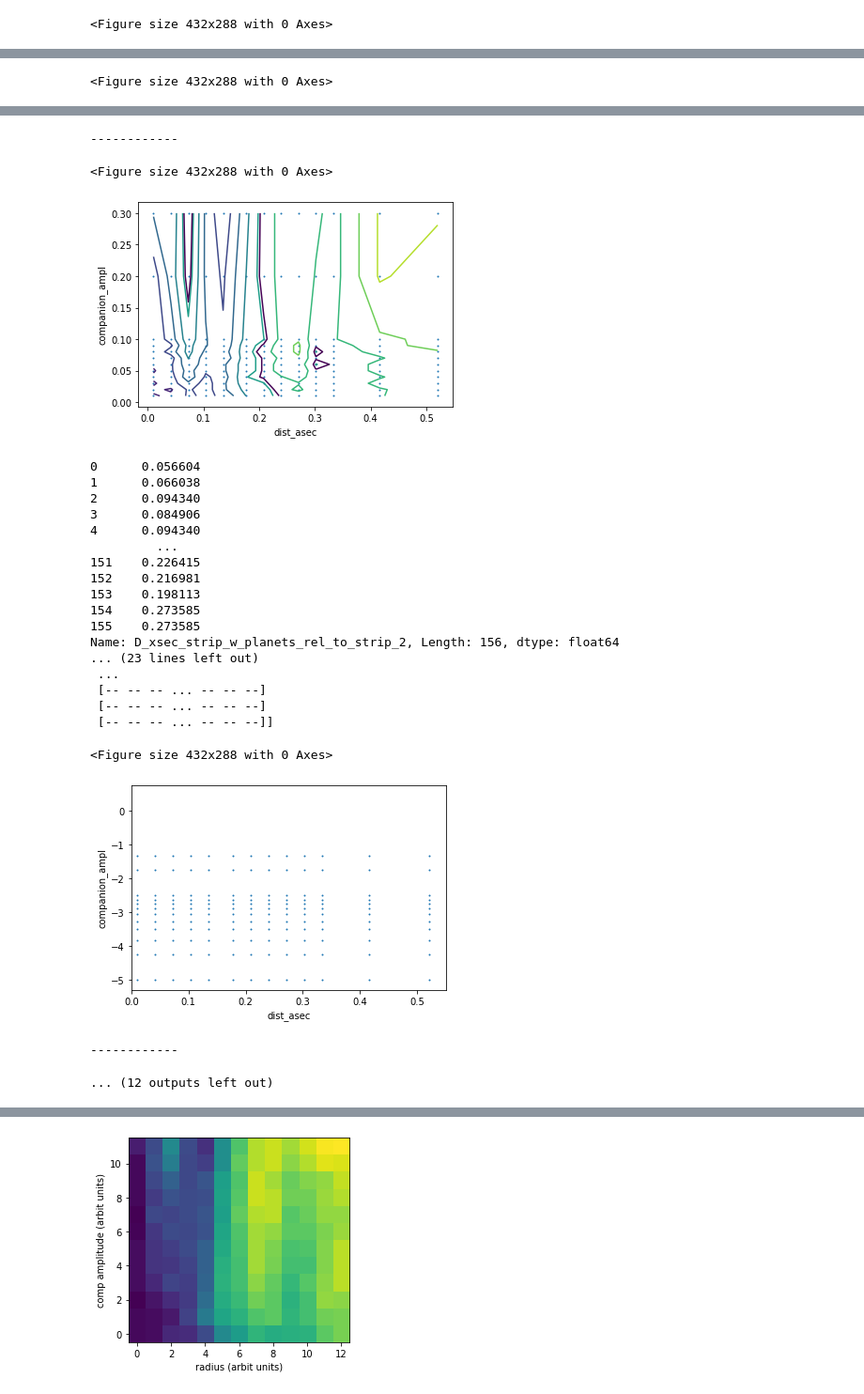
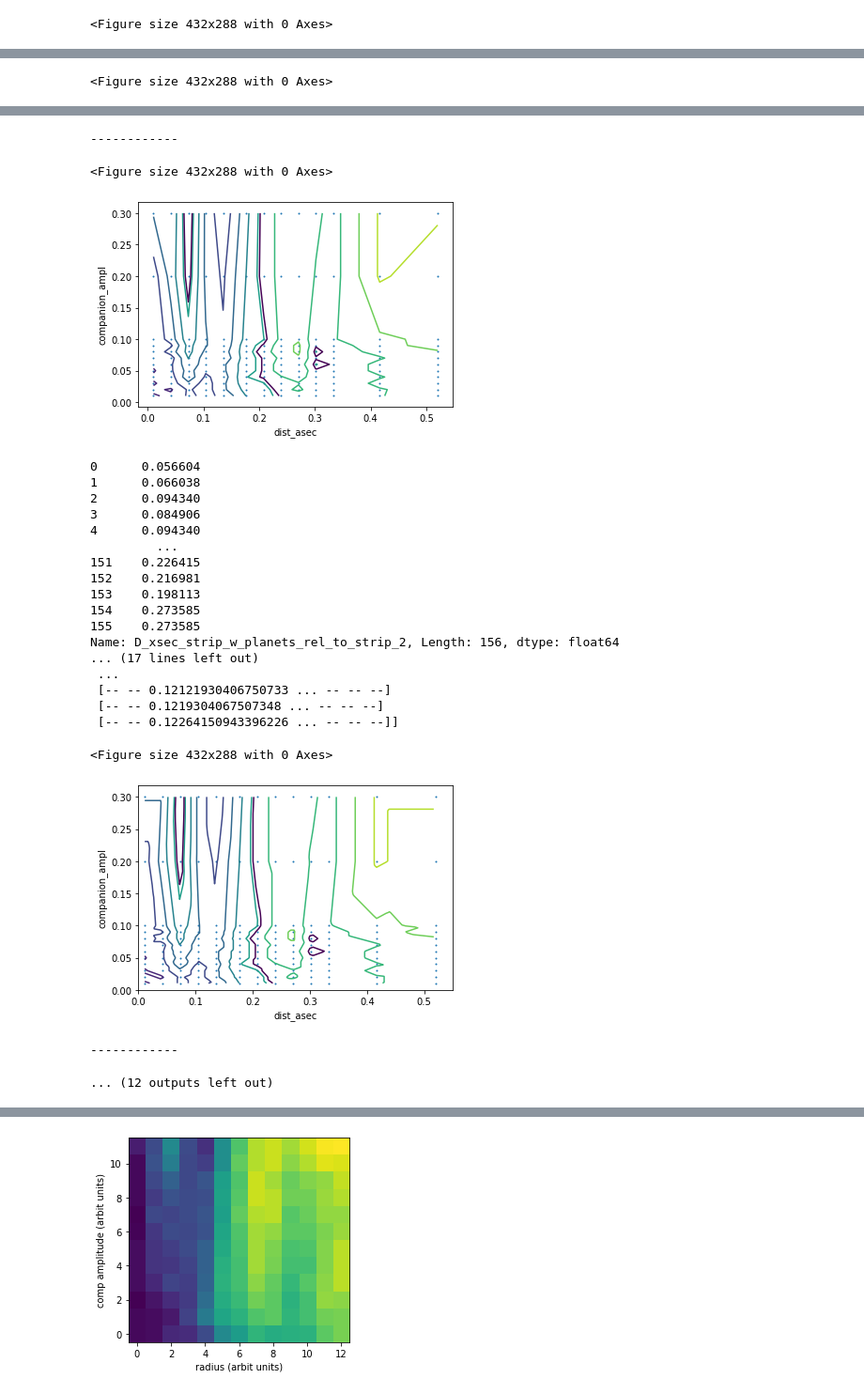
Before and after one commit to mwanakijiji/lbti_altair_fizeau, a Jupyter notebook: notebooks_for_development/lambda_over_B_contrast_curves.ipynb, the cells around one changed output, grey strips where cells are left out. Shown: that part at 94% size. Drawn from its saved outputs; the diff is of its cells as text; code cells hidden in the pictures.

```diff
--- a/notebooks_for_development/lambda_over_B_contrast_curves.ipynb
+++ b/notebooks_for_development/lambda_over_B_contrast_curves.ipynb
@@ -150,15 +135,18 @@ for i in range(1,5):
     ax.set_xlabel("dist_asec")
     ax.set_ylabel("companion_ampl")
 
-    plt.show()
+    # save FYI plot
+    filename = "junk_" + str(int(i)) + "_no_interpolation.png"
+    plt.savefig(filename)
+    print("Saved " + filename)
 
     ################################################
     ## now do the same, with an interpolated cube
-    ## is this really necessary, though??
+    ## (is it necessary to do the grid in mag/log space?)
 
     # linearly interpolate the data we have onto a regular grid in magnitude space
-    xi = np.linspace(0, 0.55, ngridx)
-    yi = 2.5*np.logspace(np.log10(0.0001), np.log10(0.3), num=ngridy, endpoint=True, base=10.0) # mags
+    xi = np.linspace(0, 0.55, num=ngridx)
+    yi = np.linspace(0, 0.3, num=ngridy)
     #print(contour_data[comparison_string].values)
 
     '''
@@ -170,10 +158,9 @@ for i in range(1,5):
     zi = interpolator(Xi, Yi)
     '''
 
-
     # Linearly interpolate the data (X, Y) on a grid defined by (xi, yi).
     triang_mag = tri.Triangulation(contour_data["dist_asec"].values,
-                               contour_data["del_mag"].values)
+                               contour_data["comp_ampl"].values)
     interpolator = tri.LinearTriInterpolator(triang_mag, contour_data[comparison_string].values)
     Xi, Yi = np.meshgrid(xi, yi)
     zi = interpolator(Xi, Yi)
@@ -191,7 +178,7 @@ for i in range(1,5):
     fig = plt.figure()
     ax = fig.add_subplot(111)
     # underplot scatter plot of sampled points
-    sp = ax.scatter(contour_data["dist_asec"],contour_data["del_mag"], s=1)
+    sp = ax.scatter(contour_data["dist_asec"],contour_data["comp_ampl"], s=1)
     # plot a contour plot
     cp1 = ax.contour(Xi, Yi, zi)
     # overplot the critical line
@@ -204,7 +191,10 @@ for i in range(1,5):
     ax.set_xlabel("dist_asec")
     ax.set_ylabel("companion_ampl")
 
-    plt.show()
+    # save FYI plot
+    filename2 = "junk_" + str(int(i)) + "_with_interpolation.png"
+    plt.savefig(filename2)
+    print("Saved " + filename2)
 
     print("------------")
 # %% [output]
@@ -232,25 +222,25 @@ Name: D_xsec_strip_w_planets_rel_to_strip_1, Length: 156, dtype: float64
 ------------
 <Figure size 432x288 with 0 Axes>
 [figure]
 0      0.056604
 1      0.066038
 2      0.094340
 3      0.084906
 4      0.094340
          ...
 151    0.226415
 152    0.216981
 153    0.198113
 154    0.273585
 155    0.273585
 Name: D_xsec_strip_w_planets_rel_to_strip_2, Length: 156, dtype: float64
-... (23 lines left out)
+... (17 lines left out)
  ...
- [-- -- -- ... -- -- --]
- [-- -- -- ... -- -- --]
- [-- -- -- ... -- -- --]]
+ [-- -- 0.12121930406750733 ... -- -- --]
+ [-- -- 0.1219304067507348 ... -- -- --]
+ [-- -- 0.12264150943396226 ... -- -- --]]
 <Figure size 432x288 with 0 Axes>
-[figure, old version]
+[figure, new version]
 ------------
 ... (12 outputs left out)
 # %%
```
Also changed, not shown: parts of 6 cells of this notebook.
